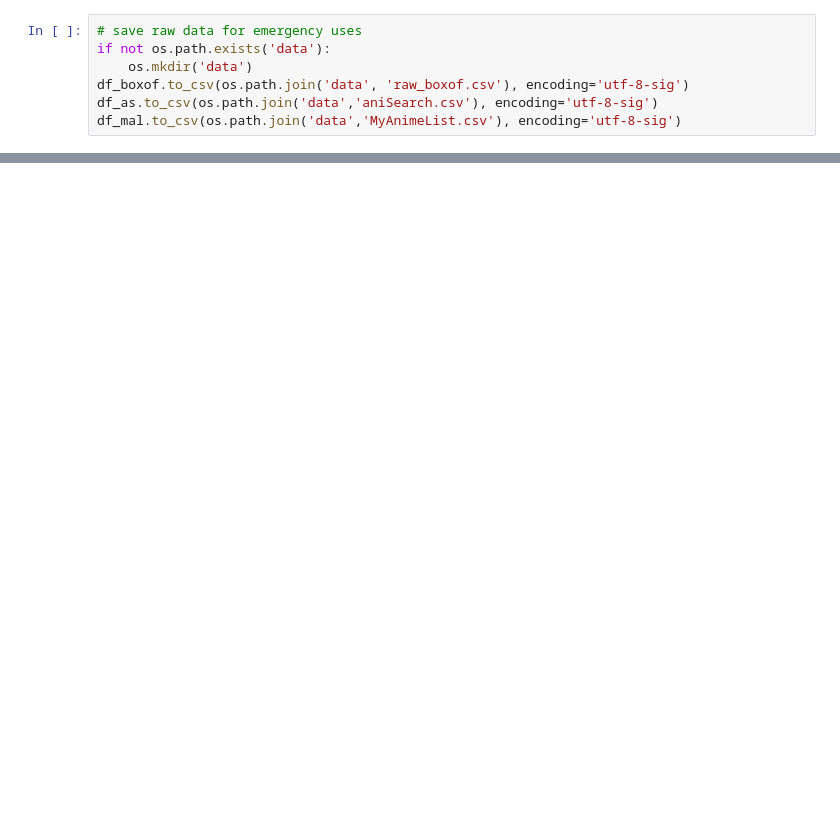
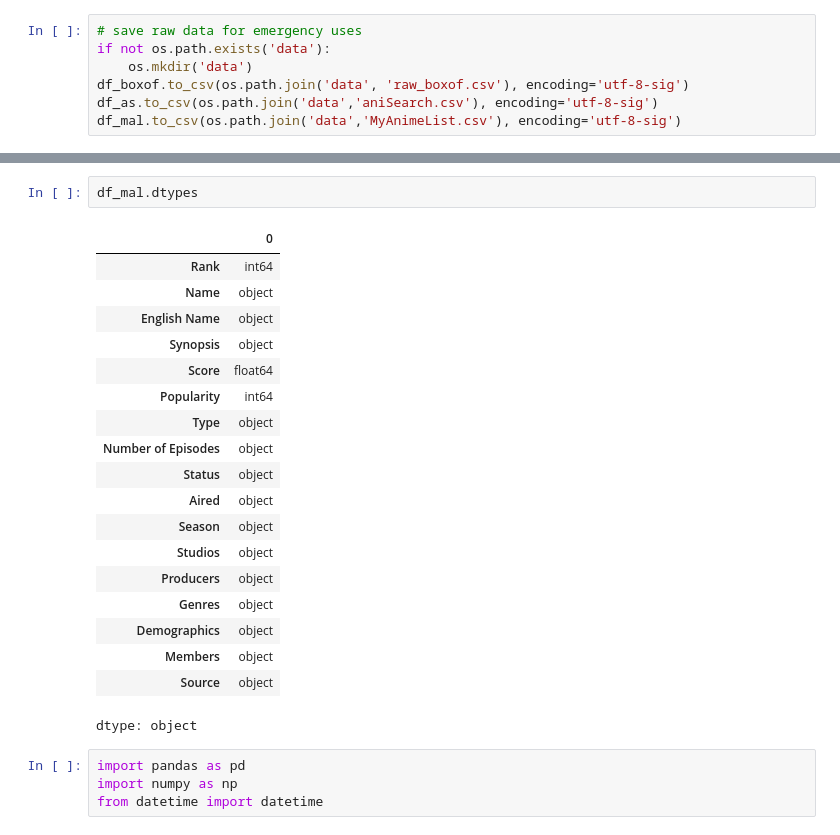
Before and after one commit to ArushiG11/Anime-Data-Analysis, a Jupyter notebook: Anime_Dataset.ipynb, the cells around one changed output, grey strips where cells are left out. Saved outputs shown, nothing was run; the diff lists cells and outputs as text; blank space fills up the shorter version.

```diff
--- a/Anime_Dataset.ipynb
+++ b/Anime_Dataset.ipynb
@@ -234,0 +253,26 @@ df_mal.to_csv(os.path.join('data','MyAnimeList.csv'), encoding='utf-8-sig')
+# %%
+df_mal.dtypes
+# %% [output]
+|  | 0 |
+| Rank | int64 |
+| Name | object |
+| English Name | object |
+| Synopsis | object |
+| Score | float64 |
+| Popularity | int64 |
+| Type | object |
+| Number of Episodes | object |
+| Status | object |
+| Aired | object |
+| Season | object |
+| Studios | object |
+| Producers | object |
+| Genres | object |
+| Demographics | object |
+| Members | object |
+| Source | object |
+dtype: object
+# %%
+import pandas as pd
+import numpy as np
+from datetime import datetime
```
Also changed, not shown: parts of 7 cells of this notebook.
